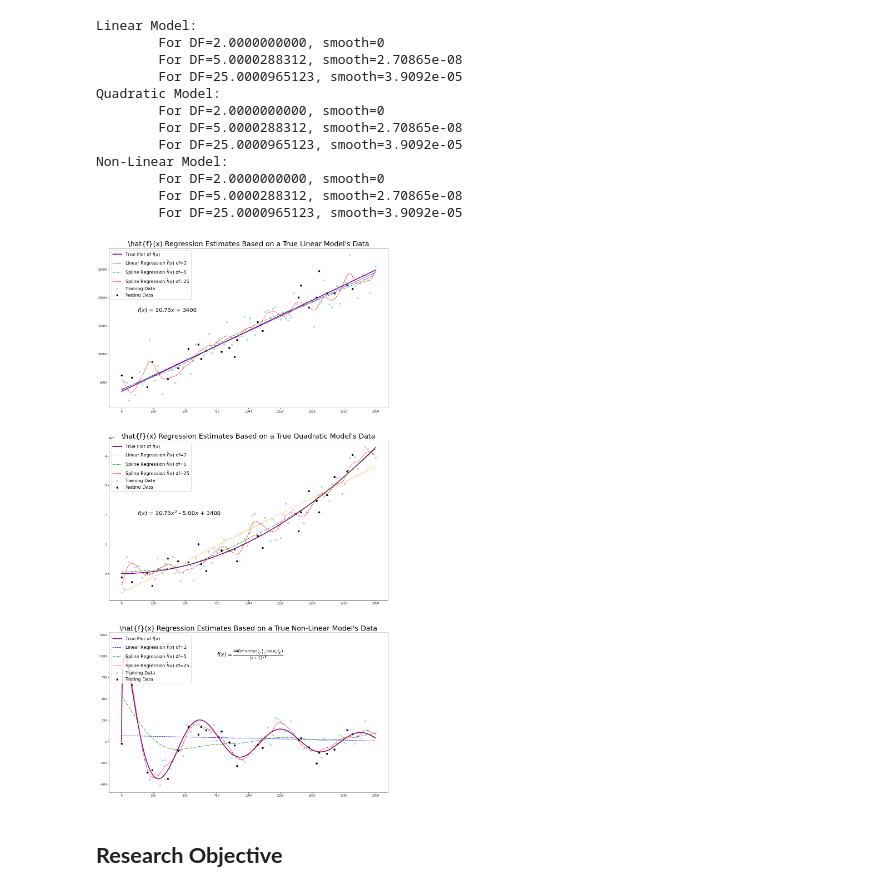
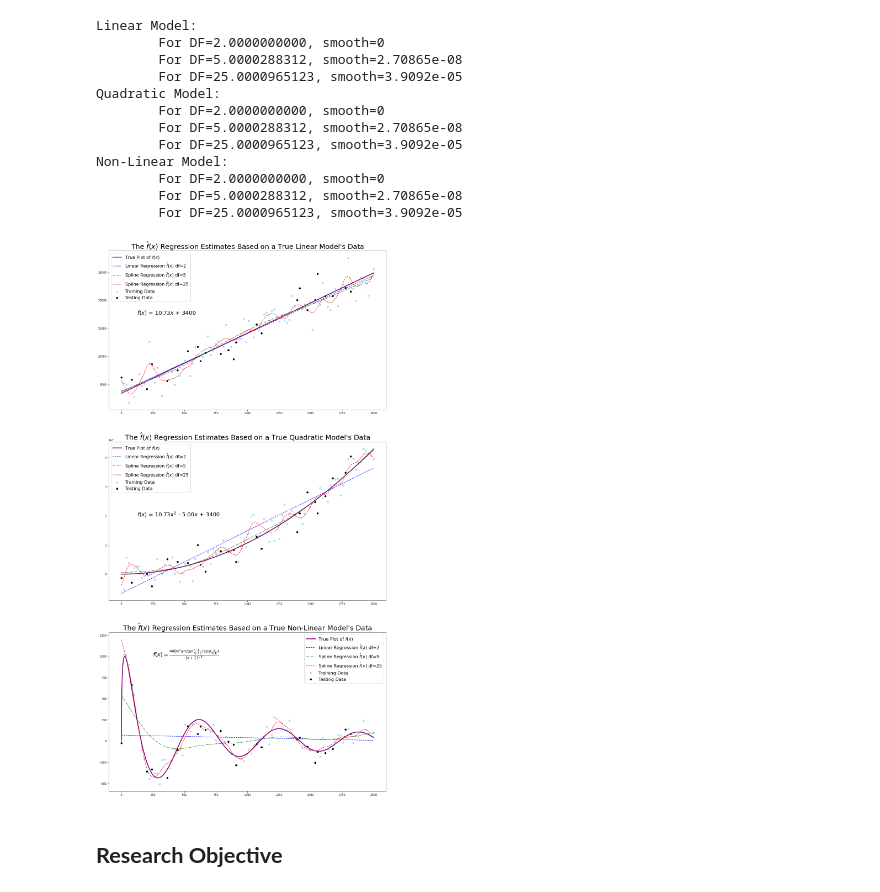
Before and after one commit to ririye01/Exploring-Errors-in-Regression, a Jupyter notebook: Errors in Regression.ipynb, the cells around one changed output. Drawn from its saved outputs; the diff is of its cells as text; code cells hidden in the pictures.

```diff
--- a/Errors in Regression.ipynb
+++ b/Errors in Regression.ipynb
@@ -221,39 +221,39 @@ fig, ax = plt.subplots(3, figsize=(18,36))
 
 ax[0].plot(x_plot, f_linear(x_plot), "-", color="purple", label=r"True Plot of $f(x)$", linewidth=3)
 ax[0].scatter(X_train_lin, y_train_lin, color="#ADD8E6", label="Training Data")
 ax[0].scatter(X_test_lin, y_test_lin, color="black", label="Testing Data")
 ax[0].plot(x_plot, y_sp1_lin, "--", color="blue", label=r"Linear Regression $\hat{f}(x)$ df=2")
 ax[0].plot(x_plot, y_sp2_lin, "-.g", label=r"Spline Regression $\hat{f}(x)$ df=5")
 ax[0].plot(x_plot, y_sp3_lin, "--r", label=r"Spline Regression $\hat{f}(x)$ df=25")
-ax[0].set_title(r"\hat{f}(x) Regression Estimates Based on a True Linear Model's Data", size=25)
+ax[0].set_title(r"The $\hat{f}(x)$ Regression Estimates Based on a True Linear Model's Data", size=25)
 ax[0].text(125, 17500, r"$f(x)$ = $10.73x$ + $3400$", fontsize=20)
 ax[0].legend(fontsize=16, loc="upper left")
 
 ax[1].plot(x_plot, f_quadratic(x_plot), "-", color="purple", label=r"True Plot of $f(x)$", linewidth=3)
 ax[1].scatter(X_train_quad, y_train_quad, color="#ADD8E6", label="Training Data")
 ax[1].scatter(X_test_quad, y_test_quad, color="black", label="Testing Data")
 ax[1].plot(x_plot, y_sp1_quad, "--", color="blue", label=r"Linear Regression $\hat{f}(x)$ df=2")
 ax[1].plot(x_plot, y_sp2_quad, "-.g", label=r"Spline Regression $\hat{f}(x)$ df=5")
 ax[1].plot(x_plot, y_sp3_quad, "--r", label=r"Spline Regression $\hat{f}(x)$ df=25")
-ax[1].set_title(r"\hat{f}(x) Regression Estimates Based on a True Quadratic Model's Data", size=25)
+ax[1].set_title(r"The $\hat{f}(x)$ Regression Estimates Based on a True Quadratic Model's Data", size=25)
 ax[1].text(125, 2**24.25, r"$f(x)$ = $10.73x^2$ - $5.00x$ + $3400$", fontsize=20)
 ax[1].legend(fontsize=16, loc="upper left")
 
 ax[2].plot(x_plot, f_nonlinear(x_plot), linewidth=3, color="purple", label=r"True Plot of $f(x)$")
 ax[2].scatter(X_train_nonlin, y_train_nonlin, color="#ADD8E6", label="Training Data")
 ax[2].scatter(X_test_nonlin, y_test_nonlin, color="black", label="Testing Data")
 ax[2].plot(x_plot, y_sp1_nonlin, "--", color="blue", label=r"Linear Regression $\hat{f}(x)$ df=2")
 ax[2].plot(x_plot, y_sp2_nonlin, "-.g", label=r"Spline Regression $\hat{f}(x)$ df=5")
 ax[2].plot(x_plot, y_sp3_nonlin, "--r", label=r"Spline Regression $\hat{f}(x)$ df=25")
-ax[2].set_title(r"\hat{f}(x) Regression Estimates Based on a True Non-Linear Model's Data", size=25)
-ax[2].text(750, 1000, r"$f(x) = \frac{440x^2\arctan(\frac{1}{x + 1})\cos(\frac{x}{100})}{(x+1)^{1.8}}$", fontsize=20)
-ax[2].legend(fontsize=16, loc="upper left")
+ax[2].set_title(r"The $\hat{f}(x)$ Regression Estimates Based on a True Non-Linear Model's Data", size=25)
+ax[2].text(250, 1000, r"$f(x) = \frac{440x^2\arctan(\frac{1}{x + 1})\cos(\frac{x}{100})}{(x+1)^{1.8}}$", fontsize=20)
+ax[2].legend(fontsize=16, loc="upper right")
 
 
 plt.savefig("plots/Regression_Estimates.png")
 plt.show()
 # %% [output]
-[figure, old version]
+[figure, new version]
 # %%
 # Initialize values for random repeated sampling with replacement
 num_iter = 2000
```
Also changed, not shown: parts of 1 cell of this notebook.
